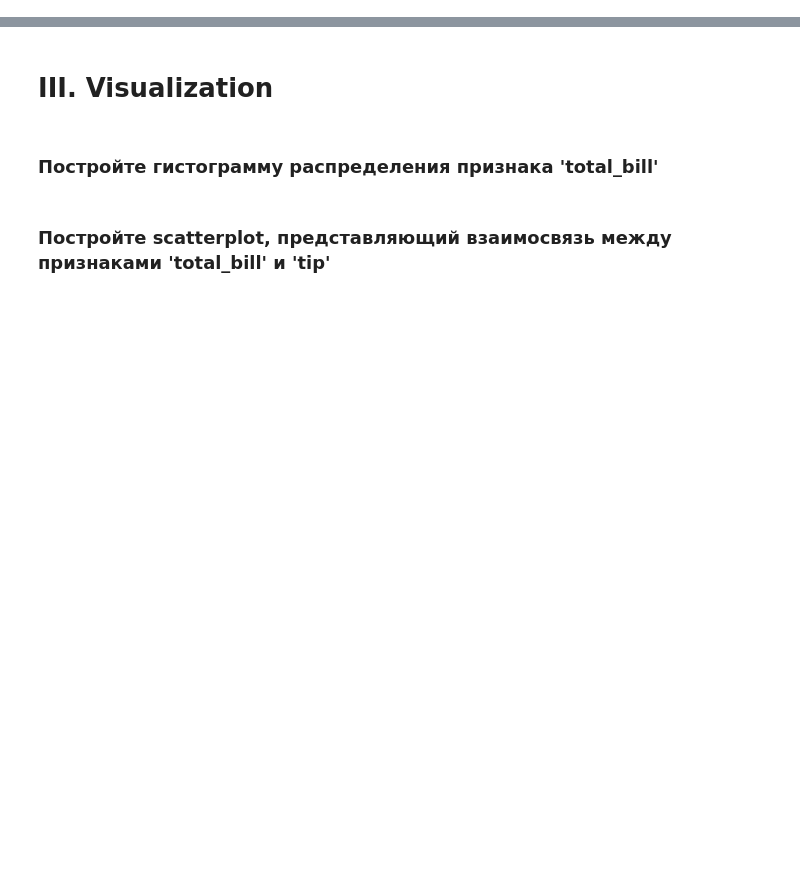
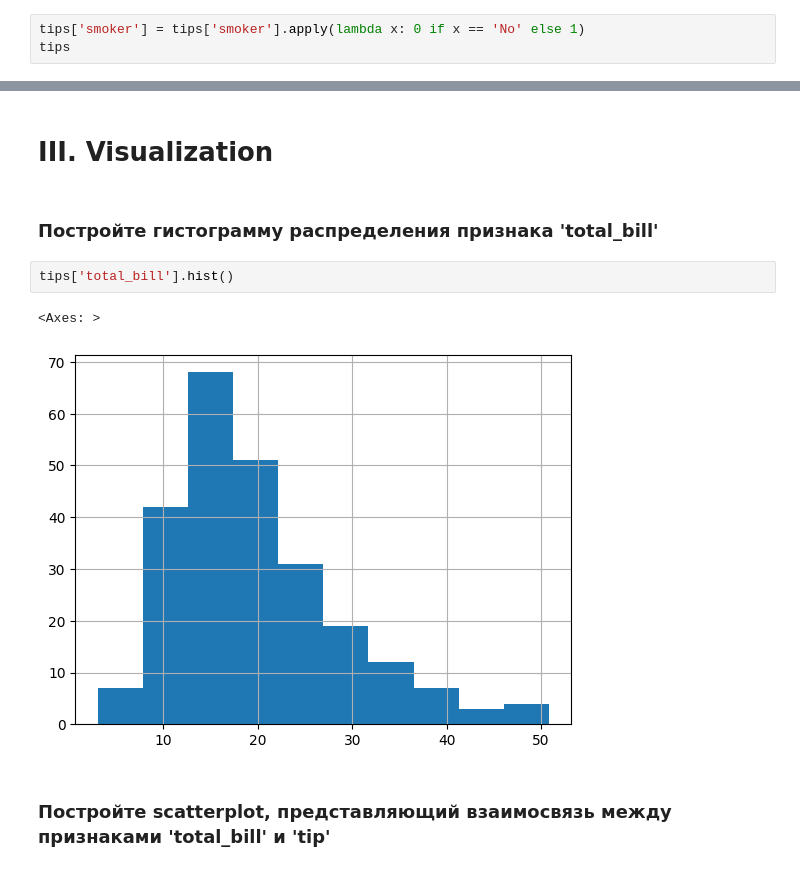
Before and after one commit to dimant0/ML-Basic, a Jupyter notebook: hw-5/Analyze and Visualize.ipynb, the cells around one changed output, grey strips where cells are left out. Cells and saved outputs as stored; diff of their text form; blank space fills up the shorter version.

```diff
--- a/hw-5/Analyze and Visualize.ipynb
+++ b/hw-5/Analyze and Visualize.ipynb
@@ -199,2 +246,5 @@ tips.shape
 # %% [markdown]
 ### Преобразуйте признак 'smoker' в бинарный (0-No, 1-Yes)
+# %%
+tips['smoker'] = tips['smoker'].apply(lambda x: 0 if x == 'No' else 1)
+tips
@@ -202,5 +266,10 @@ tips.shape
 # III. Visualization
 # %% [markdown]
 ### Постройте гистограмму распределения признака 'total_bill'
+# %%
+tips['total_bill'].hist()
+# %% [output]
+<Axes: >
+[figure, added]
 # %% [markdown]
 ### Постройте scatterplot, представляющий взаимосвязь между признаками 'total_bill' и 'tip'
```
Also changed, not shown: parts of 10 cells of this notebook.
